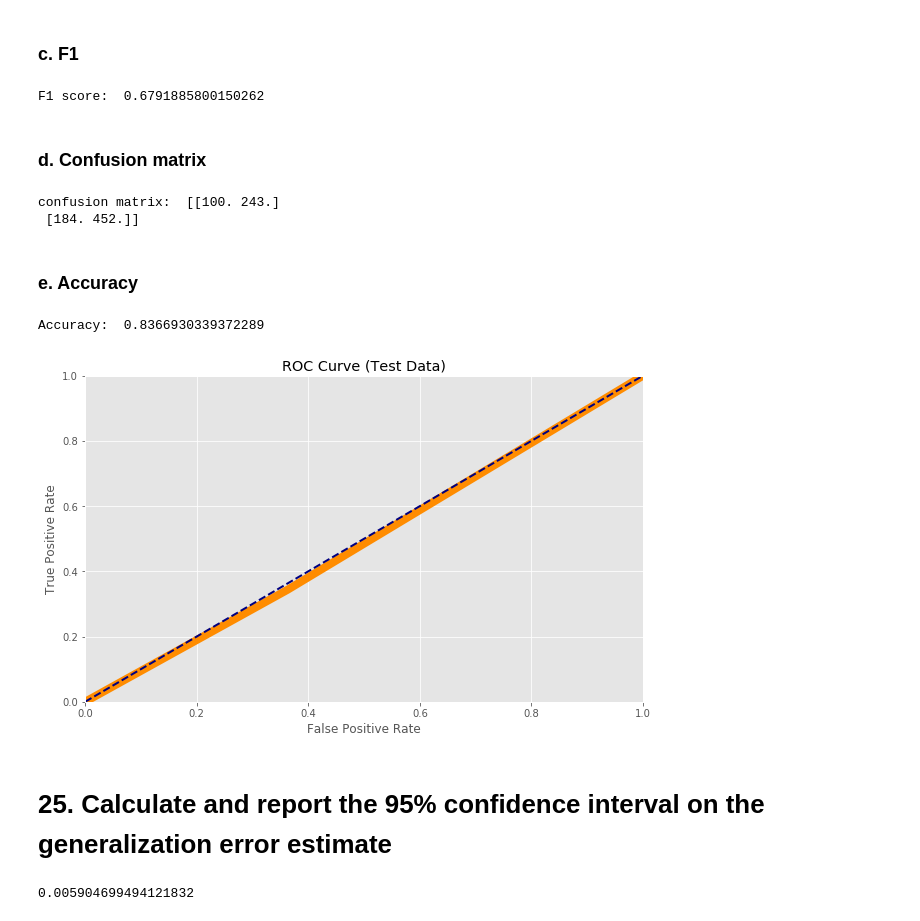
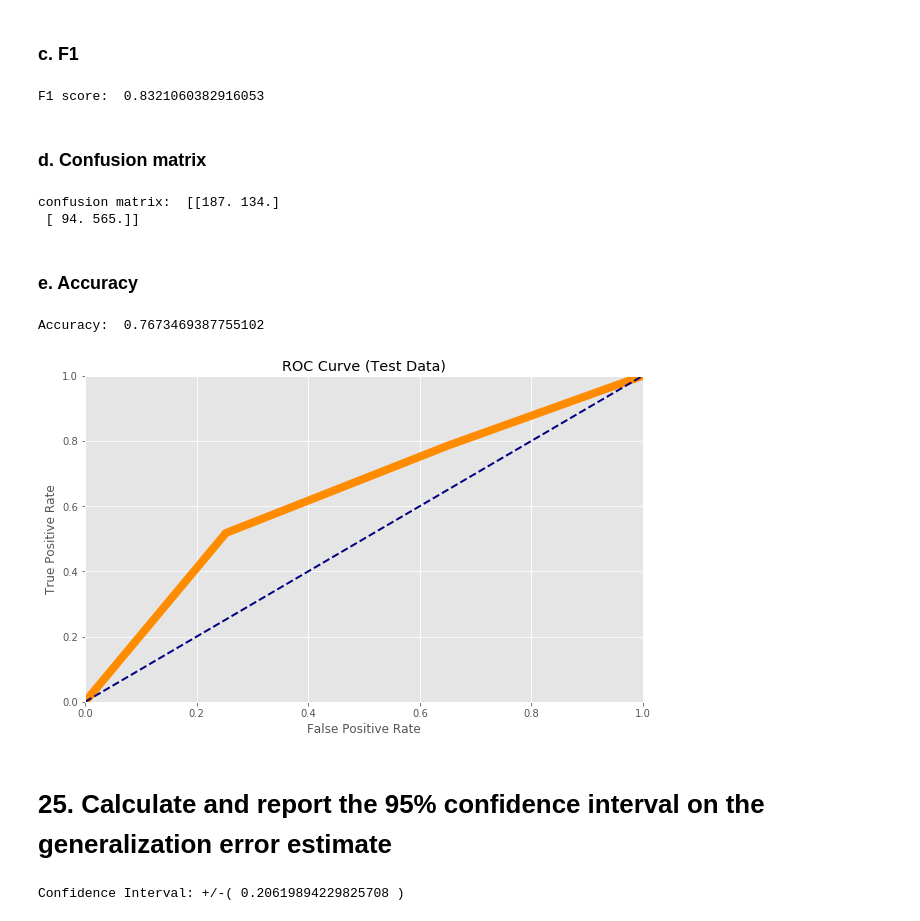
Before and after one commit to pemesie/MachineLearning, a Jupyter notebook: Nchouwat_Georges_Connor_Austin.ipynb, the cells around one changed output. Cells and saved outputs as stored; diff of their text form; code cells hidden in the pictures.

```diff
--- a/Nchouwat_Georges_Connor_Austin.ipynb
+++ b/Nchouwat_Georges_Connor_Austin.ipynb
@@ -538,0 +574,6 @@ F1 score:  0.8811734125510583
+# %%
+k= 5
+knn = KNN()
+knn.fit(X_train, y_train, k, euclidianDistance_inverse) #euclidianDistance ManhattanDistance)
+
+y_train_predicted, predict_prob = knn.predict(X_train)
@@ -538,0 +597,5 @@ F1 score:  0.8811734125510583
+# %%
+knn = KNN()
+knn.fit(X_train_stand, y_train, 5, euclidianDistance_inverse)
+
+y_stand_predicted, stand_predic_prob = knn.predict(X_train_stand)
@@ -675 +731,6 @@ len(result)
+# %%
+knn = KNN()
+knn.fit(X_train_stand, y_train, 5, manhattanDistance)
+
+# y_predicted, predic_prob = knn.predict(X_train_stand)
 # %% [markdown]
@@ -677,3 +738,2 @@ len(result)
 # %%
-test_y_predicted, tes_predic_prob = knn.predict(y_test)
-test_y_predicted
+test_y_predicted, test_predic_prob = knn.predict(X_test_stand)
@@ -712,41 +774,43 @@ recall:  0.710691823899371
 # %% [markdown]
 ### c. F1
 # %%
-test_F1 = F1_score(y_test, y_predicted)
+test_F1 = F1_score(y_test, test_y_predicted)
 print("F1 score: ", test_F1)
 # %% [output]
-F1 score:  0.6791885800150262
+F1 score:  0.8321060382916053
 # %% [markdown]
 ### d. Confusion matrix
 # %%
-test_matrix = confusion_matrix(y_test, y_predicted)
+test_matrix = confusion_matrix(y_test, test_y_predicted)
 print("confusion matrix: ",test_matrix)
 # %% [output]
-confusion matrix:  [[100. 243.]
- [184. 452.]]
+confusion matrix:  [[187. 134.]
+ [ 94. 565.]]
 # %% [markdown]
 ### e. Accuracy
 # %%
-accuracy = accuracyGeneralizationError(y_train, y_predicted)
+accuracy = accuracyGeneralizationError(y_test, test_y_predicted)
 print("Accuracy: ", accuracy[0] )
 # %% [output]
-Accuracy:  0.8366930339372289
+Accuracy:  0.7673469387755102
 # %%
 thresholds=  [ 1, 0.9,   0.73,  0.33,  0.2, 0.1, 0.06 ]
 
-fpr, tpr= roc_curve(thresholds, y_train, tes_predic_prob, confusion_matrix, recall)
+fpr, tpr= roc_curve(thresholds, y_test, test_predic_prob, confusion_matrix, recall)
 plot_roc_curve(fpr, tpr, label =None)
 # %% [output]
-[figure, old version]
+[figure, new version]
 # %% [markdown]
 # 25. Calculate and report the 95% confidence interval on the generalization error estimate
 # %%
 import math
+# formula: +-(p-z*se)
 # z = 1.96 for 95% confidence interval
 z = 1.96
-generalization_error = accuracy = accuracyGeneralizationError(y_train, y_predicted)[1]
+generalization_error = accuracy = accuracyGeneralizationError(y_test, test_y_predicted)[1]
 # standard_error = sqrt(p(1-p)/n)
-standard_error = math.sqrt(generalization_error*( 1- generalization_error) / y_train.shape[0])
-standard_error
+standard_error = math.sqrt(generalization_error*( 1 - generalization_error) / y_test.shape[0])
+# standard_error
+print("Confidence Interval: +/-(", generalization_error-1.96*standard_error, ")")
 # %% [output]
-0.005904699494121832
+Confidence Interval: +/-( 0.20619894229825708 )
```
Also changed, not shown: parts of 62 cells of this notebook.
